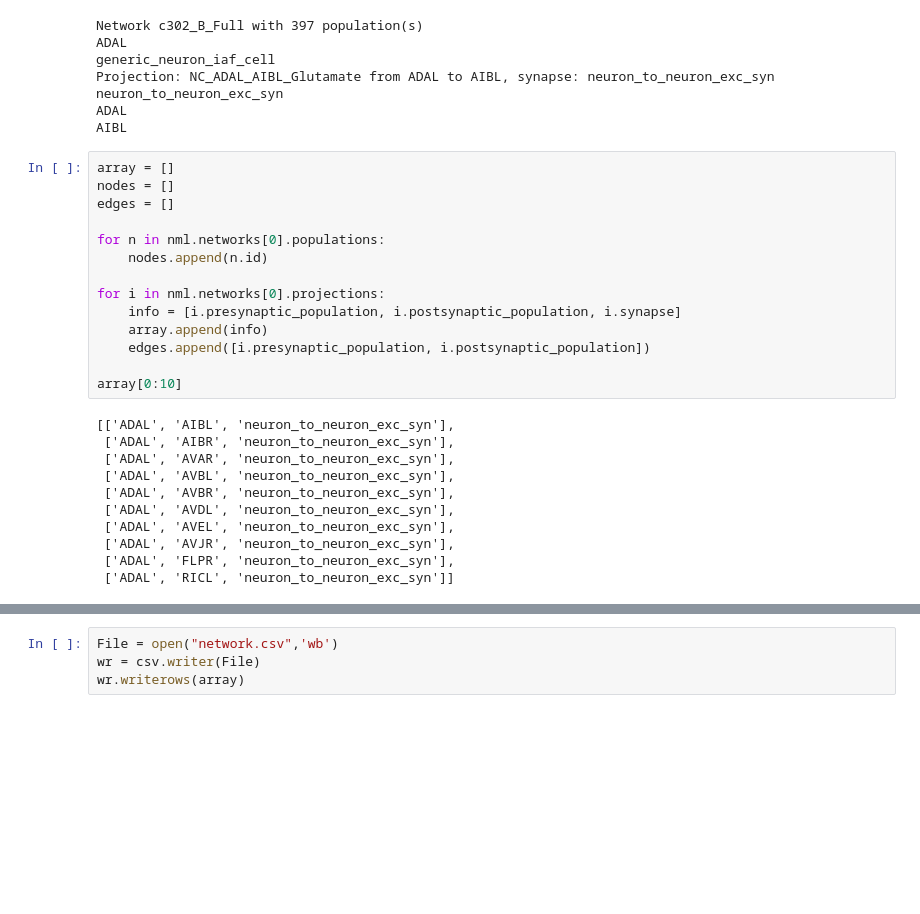
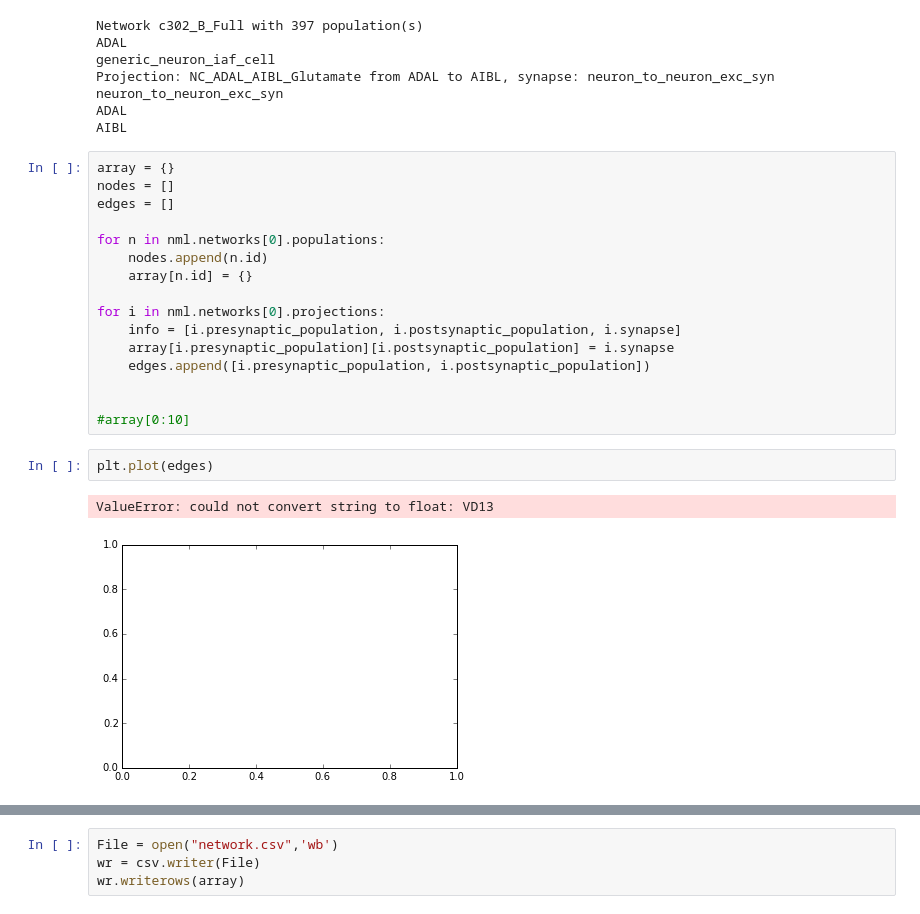
Before and after one commit to PratylenClub/CElegansAnalysis, a Jupyter notebook: notebooks/NeuroML_parser.ipynb, the cells around one changed output, grey strips where cells are left out. Cells and saved outputs as stored; diff of their text form; blank space fills up the shorter version.

Commit message:
IaF neuron

```diff
--- a/notebooks/NeuroML_parser.ipynb
+++ b/notebooks/NeuroML_parser.ipynb
@@ -35,29 +35,25 @@ neuron_to_neuron_exc_syn
 ADAL
 AIBL
 # %%
-array = []
+array = {}
 nodes = []
 edges = []
 
 for n in nml.networks[0].populations:
     nodes.append(n.id)
+    array[n.id] = {}
 
 for i in nml.networks[0].projections:
     info = [i.presynaptic_population, i.postsynaptic_population, i.synapse]
-    array.append(info)
+    array[i.presynaptic_population][i.postsynaptic_population] = i.synapse
     edges.append([i.presynaptic_population, i.postsynaptic_population])
 
-array[0:10]
+
+#array[0:10]
-# %% [output]
-[['ADAL', 'AIBL', 'neuron_to_neuron_exc_syn'],
- ['ADAL', 'AIBR', 'neuron_to_neuron_exc_syn'],
- ['ADAL', 'AVAR', 'neuron_to_neuron_exc_syn'],
- ['ADAL', 'AVBL', 'neuron_to_neuron_exc_syn'],
- ['ADAL', 'AVBR', 'neuron_to_neuron_exc_syn'],
- ['ADAL', 'AVDL', 'neuron_to_neuron_exc_syn'],
- ['ADAL', 'AVEL', 'neuron_to_neuron_exc_syn'],
- ['ADAL', 'AVJR', 'neuron_to_neuron_exc_syn'],
- ['ADAL', 'FLPR', 'neuron_to_neuron_exc_syn'],
- ['ADAL', 'RICL', 'neuron_to_neuron_exc_syn']]
+# %%
+plt.plot(edges)
+# %% [output]
+ValueError: could not convert string to float: VD13
+[figure, added]
 # %%
 G=nx.Graph()
```
Also changed, not shown: parts of 1 cell of this notebook, 3 other files.
